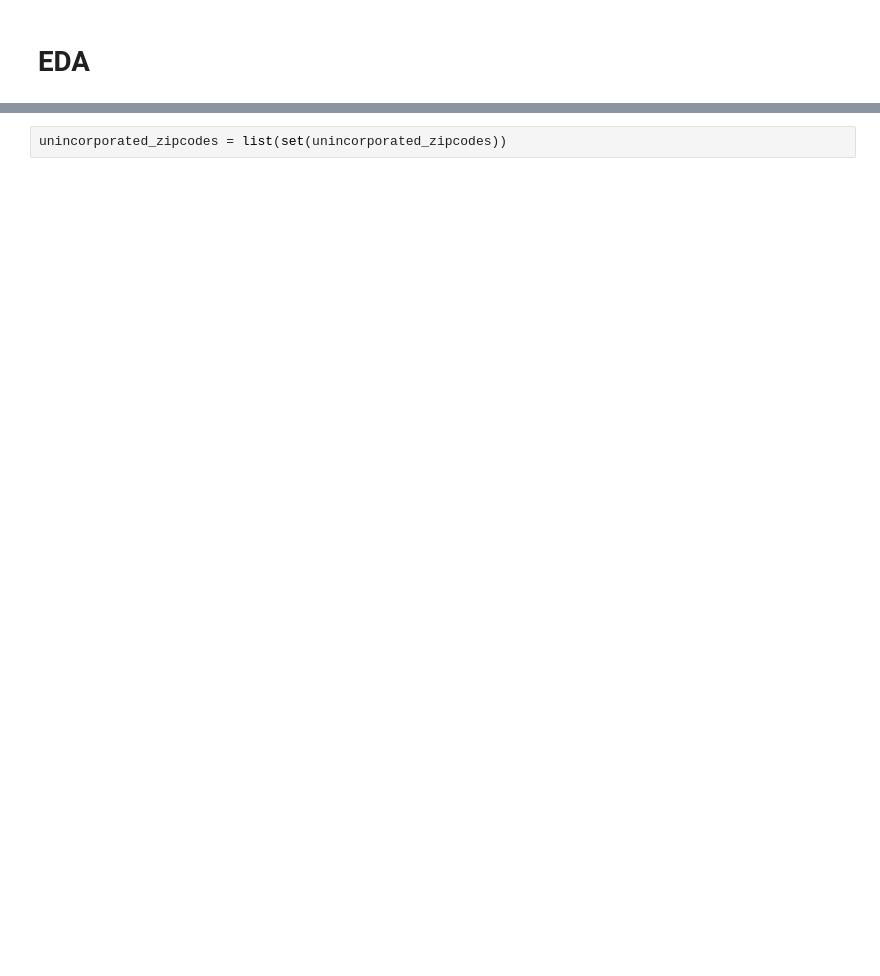
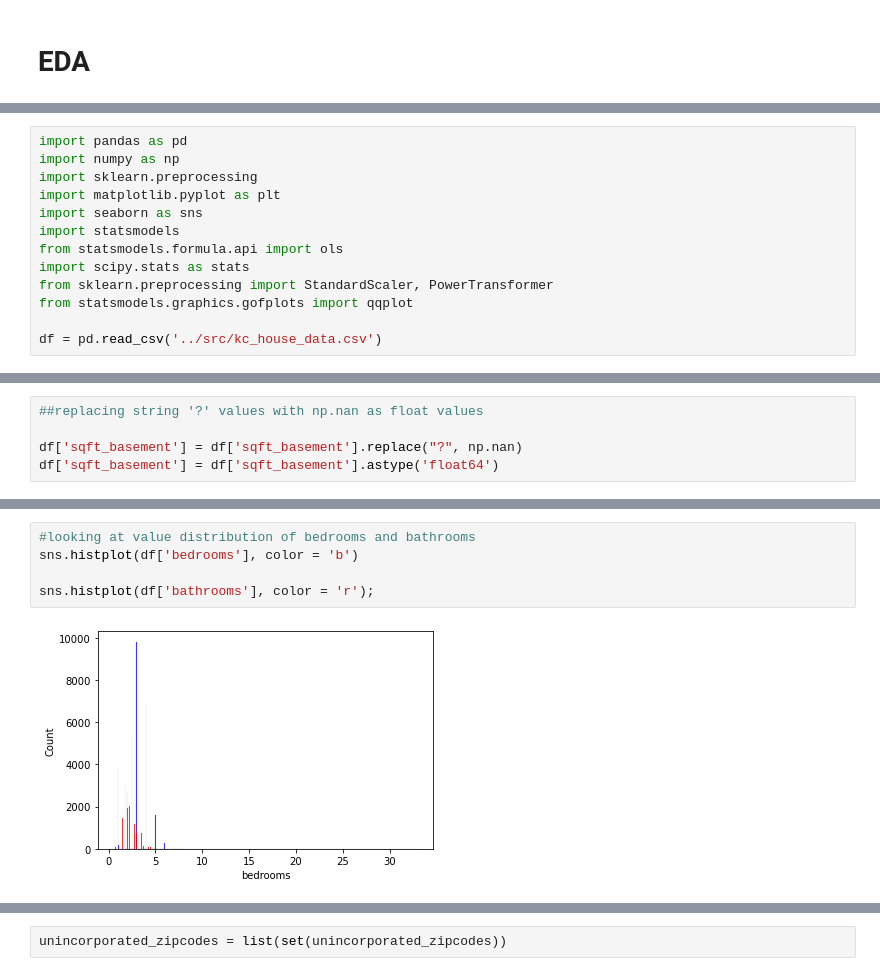
Before and after one commit to Luv2bnanook44/phase_2_project_quanggang, a Jupyter notebook: notebooks/svitlana_notebook.ipynb, the cells around one changed output, grey strips where cells are left out. Drawn from its saved outputs; the diff is of its cells as text; blank space fills up the shorter version.

```diff
--- a/notebooks/svitlana_notebook.ipynb
+++ b/notebooks/svitlana_notebook.ipynb
@@ -466,0 +3,13 @@ data.corr()
+# %%
+import pandas as pd
+import numpy as np
+import sklearn.preprocessing
+import matplotlib.pyplot as plt
+import seaborn as sns
+import statsmodels
+from statsmodels.formula.api import ols
+import scipy.stats as stats
+from sklearn.preprocessing import StandardScaler, PowerTransformer
+from statsmodels.graphics.gofplots import qqplot
+
+df = pd.read_csv('../src/kc_house_data.csv')
@@ -466,0 +127,5 @@ data.corr()
+# %%
+##replacing string '?' values with np.nan as float values
+
+df['sqft_basement'] = df['sqft_basement'].replace("?", np.nan)
+df['sqft_basement'] = df['sqft_basement'].astype('float64')
@@ -466,0 +239,7 @@ data.corr()
+# %%
+#looking at value distribution of bedrooms and bathrooms
+sns.histplot(df['bedrooms'], color = 'b')
+
+sns.histplot(df['bathrooms'], color = 'r');
+# %% [output]
+[figure, added]
```
Also changed, not shown: parts of 195 cells of this notebook.
